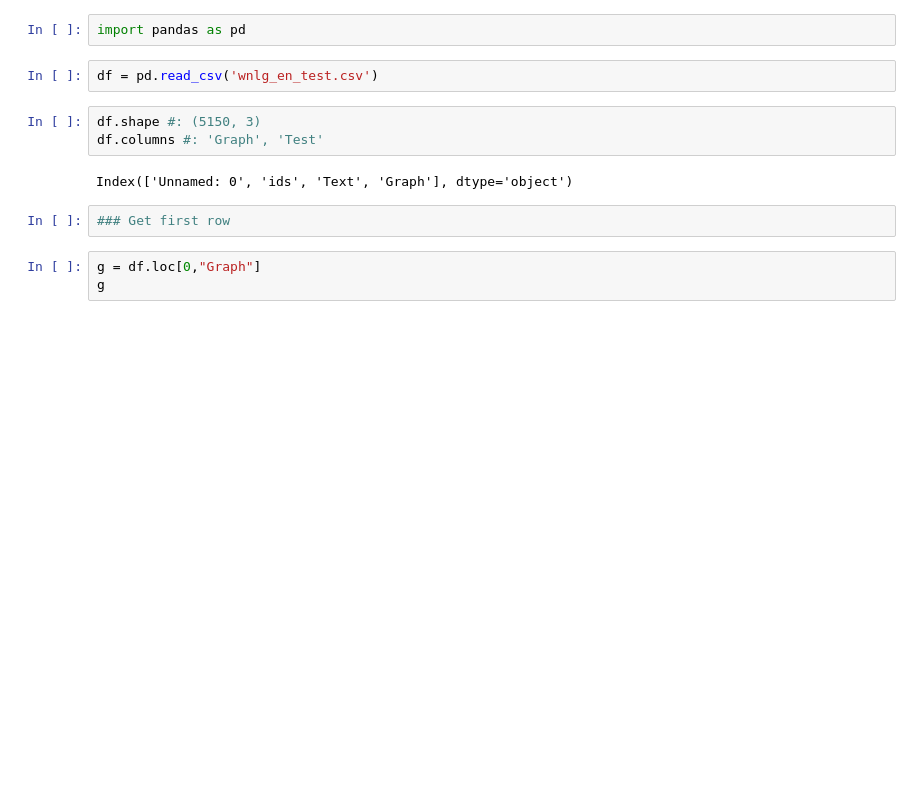
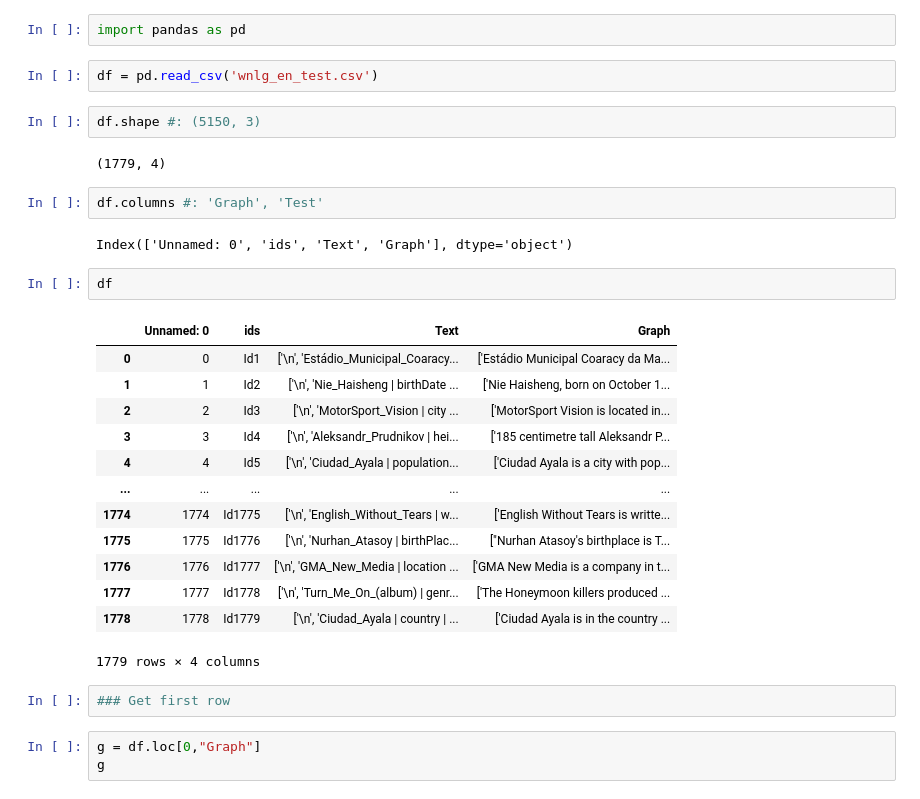
Before and after one commit to it-is-helga/m1-data-science-2025, a Jupyter notebook: class11/11_wnlg_graphs.ipynb, the cells around one changed output. Cells and saved outputs as stored; diff of their text form; blank space fills up the shorter version.

```diff
--- a/class11/11_wnlg_graphs.ipynb
+++ b/class11/11_wnlg_graphs.ipynb
@@ -11,9 +11,28 @@ import pandas as pd
 df = pd.read_csv('wnlg_en_test.csv')
 # %%
 df.shape #: (5150, 3)
-df.columns #: 'Graph', 'Test'
 # %% [output]
-Index(['Unnamed: 0', 'ids', 'Text', 'Graph'], dtype='object')
+(1779, 4)
+# %%
+df.columns #: 'Graph', 'Test'
+# %% [output]
+Index(['Unnamed: 0', 'ids', 'Text', 'Graph'], dtype='object')
+# %%
+df
+# %% [output]
+|  | Unnamed: 0 | ids | Text | Graph |
+| 0 | 0 | Id1 | ['\n', 'Estádio_Municipal_Coaracy... | ['Estádio Municipal Coaracy da Ma... |
+| 1 | 1 | Id2 | ['\n', 'Nie_Haisheng | birthDate ... | ['Nie Haisheng, born on October 1... |
+| 2 | 2 | Id3 | ['\n', 'MotorSport_Vision | city ... | ['MotorSport Vision is located in... |
+| 3 | 3 | Id4 | ['\n', 'Aleksandr_Prudnikov | hei... | ['185 centimetre tall Aleksandr P... |
+| 4 | 4 | Id5 | ['\n', 'Ciudad_Ayala | population... | ['Ciudad Ayala is a city with pop... |
+| ... | ... | ... | ... | ... |
+| 1774 | 1774 | Id1775 | ['\n', 'English_Without_Tears | w... | ['English Without Tears is writte... |
+| 1775 | 1775 | Id1776 | ['\n', 'Nurhan_Atasoy | birthPlac... | ["Nurhan Atasoy's birthplace is T... |
+| 1776 | 1776 | Id1777 | ['\n', 'GMA_New_Media | location ... | ['GMA New Media is a company in t... |
+| 1777 | 1777 | Id1778 | ['\n', 'Turn_Me_On_(album) | genr... | ['The Honeymoon killers produced ... |
+| 1778 | 1778 | Id1779 | ['\n', 'Ciudad_Ayala | country | ... | ['Ciudad Ayala is in the country ... |
+1779 rows × 4 columns
 # %%
 ### Get first row
 # %%
```
Also changed, not shown: parts of 4 cells of this notebook, 5 other files.
